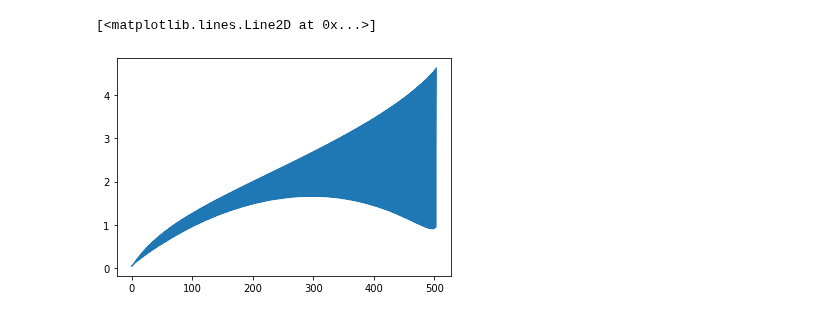
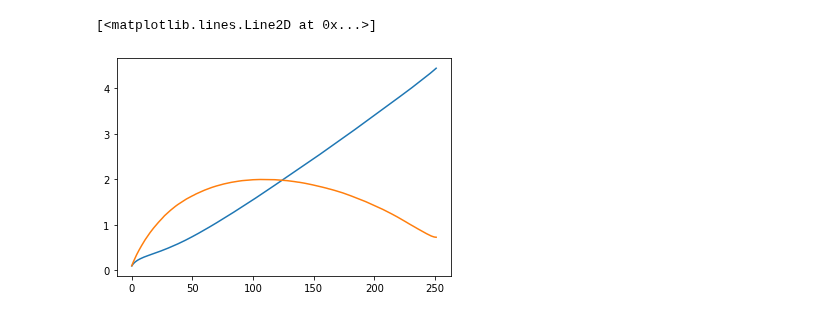
Before and after one commit to linsallyzhao/notebooks, a Jupyter notebook: Summer_project/result of the hedging test(30% vs 10% vol).ipynb, the cells around one changed output. Cells and saved outputs as stored; diff of their text form; code cells hidden in the pictures.

```diff
--- a/Summer_project/result of the hedging test(30% vs 10% vol).ipynb
+++ b/Summer_project/result of the hedging test(30% vs 10% vol).ipynb
@@ -202,5 +109,14 @@ Length: 505, dtype: float64
-# %%
-plt.plot((daily_hedge).std())
-# %% [output]
-[<matplotlib.lines.Line2D at 0x...>]
-[figure, removed]
+# %%
+avg_closing_std = abs(daily_close).std()
+pricingVolClose_std = list()
+realVolClose_std = list()
+for i in range(504):
+    if i % 2 == 1:
+        pricingVolClose_std.append(avg_closing_std[i])
+    else:
+        realVolClose_std.append(avg_closing_std[i])
+plt.plot(pricingVolClose_std)
+plt.plot(realVolClose_std)
+# %% [output]
+[<matplotlib.lines.Line2D at 0x...>]
+[figure, added]
```
Also changed, not shown: parts of 27 cells of this notebook.
